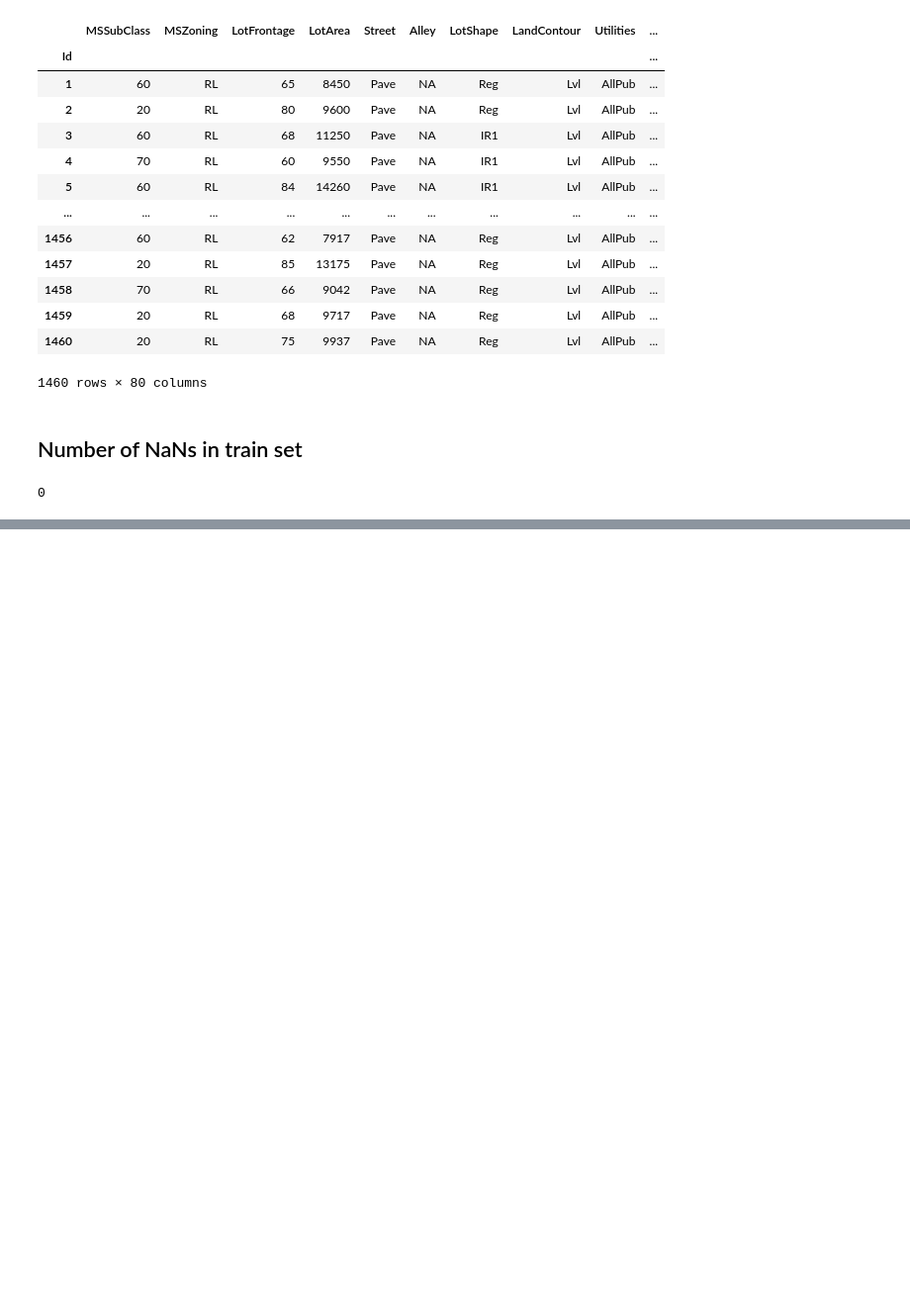
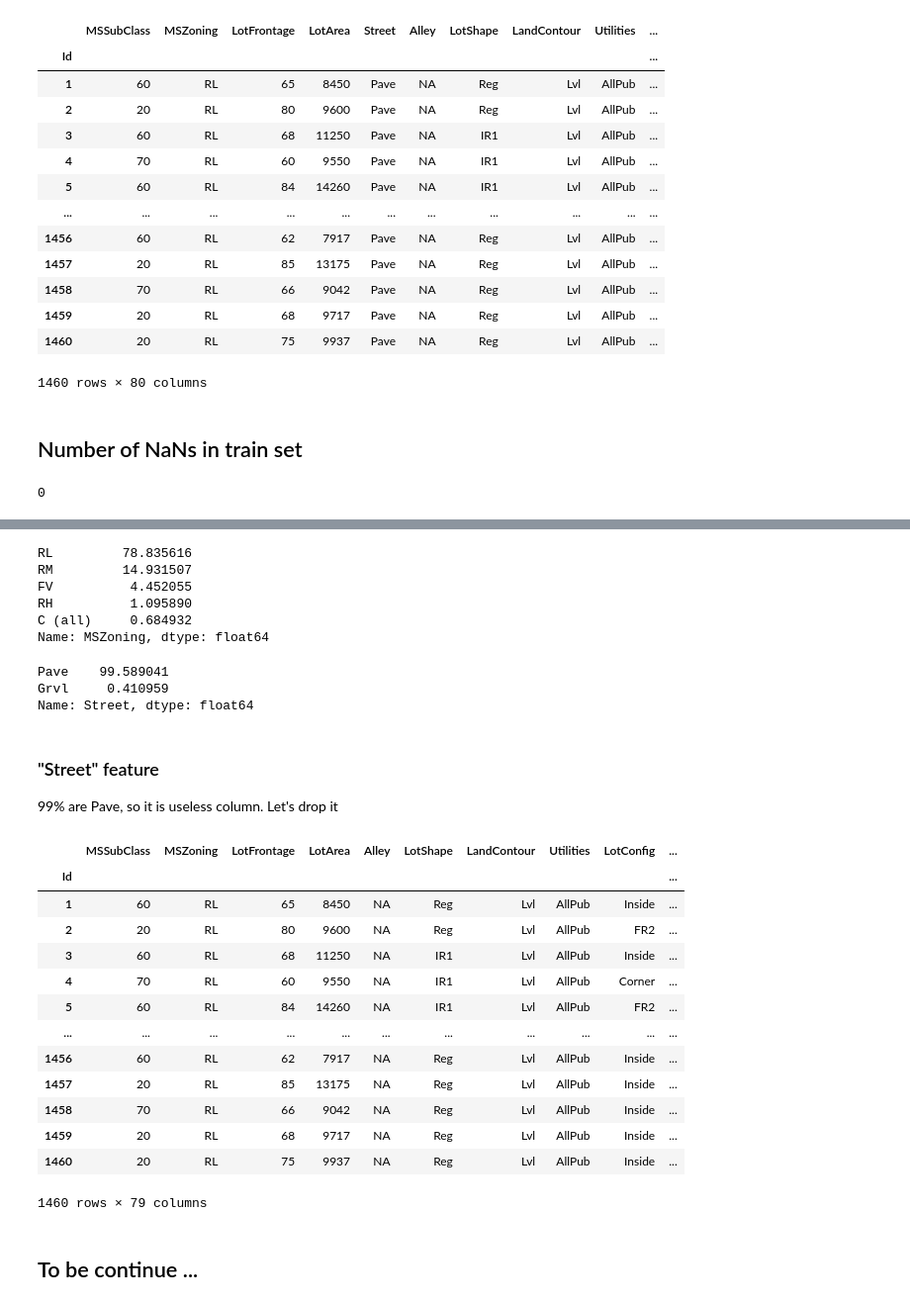
Before and after one commit to 0or1-ML/house_price_kaggle_competition, a Jupyter notebook: prepare_data.ipynb, the cells around one changed output, grey strips where cells are left out. Shown at 99% size. Drawn from its saved outputs; the diff is of its cells as text; code cells hidden in the pictures; blank space fills up the shorter version.

Commit message:
Feature Selection started

```diff
--- a/prepare_data.ipynb
+++ b/prepare_data.ipynb
@@ -58,0 +69,4 @@ df_train.isna().sum().sum()
+# %%
+columns_to_drop = []    # we will add cols in there and drop all of them in the end of the Feature Selection
+                        # instead of dropping one by one using many cells
+df_train.columns
@@ -58,0 +110,40 @@ df_train.isna().sum().sum()
+# %%
+df_train["MSZoning"].value_counts(normalize=True)*100
+# %% [output]
+RL         78.835616
+RM         14.931507
+FV          4.452055
+RH          1.095890
+C (all)     0.684932
+Name: MSZoning, dtype: float64
+# %%
+df_train["Street"].value_counts(normalize=True)*100
+# %% [output]
+Pave    99.589041
+Grvl     0.410959
+Name: Street, dtype: float64
+# %% [markdown]
+### "Street" feature
+99% are Pave, so it is useless column. Let's drop it
+# %%
+columns_to_drop.append("Street")
+# %%
+df_train.drop(columns=columns_to_drop, inplace=True)
+df_train
+# %% [output]
+|  | MSSubClass | MSZoning | LotFrontage | LotArea | Alley | LotShape | LandContour | Utilities | LotConfig | ... |
+| Id |  |  |  |  |  |  |  |  |  | ... |
+| 1 | 60 | RL | 65 | 8450 | NA | Reg | Lvl | AllPub | Inside | ... |
+| 2 | 20 | RL | 80 | 9600 | NA | Reg | Lvl | AllPub | FR2 | ... |
+| 3 | 60 | RL | 68 | 11250 | NA | IR1 | Lvl | AllPub | Inside | ... |
+| 4 | 70 | RL | 60 | 9550 | NA | IR1 | Lvl | AllPub | Corner | ... |
+| 5 | 60 | RL | 84 | 14260 | NA | IR1 | Lvl | AllPub | FR2 | ... |
+| ... | ... | ... | ... | ... | ... | ... | ... | ... | ... | ... |
+| 1456 | 60 | RL | 62 | 7917 | NA | Reg | Lvl | AllPub | Inside | ... |
+| 1457 | 20 | RL | 85 | 13175 | NA | Reg | Lvl | AllPub | Inside | ... |
+| 1458 | 70 | RL | 66 | 9042 | NA | Reg | Lvl | AllPub | Inside | ... |
+| 1459 | 20 | RL | 68 | 9717 | NA | Reg | Lvl | AllPub | Inside | ... |
+| 1460 | 20 | RL | 75 | 9937 | NA | Reg | Lvl | AllPub | Inside | ... |
+1460 rows × 79 columns
+# %% [markdown]
+## To be continue ...
```
Also changed, not shown: parts of 4 cells of this notebook.
